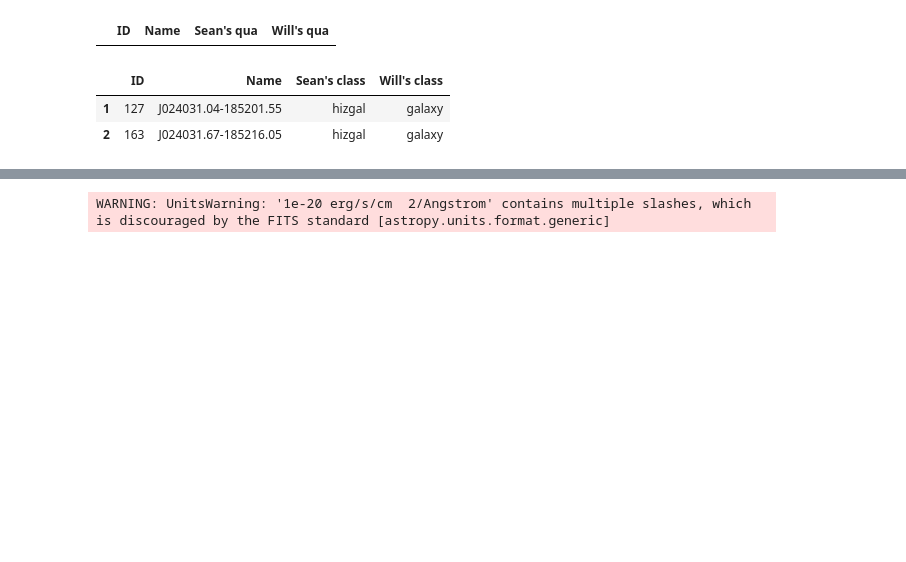
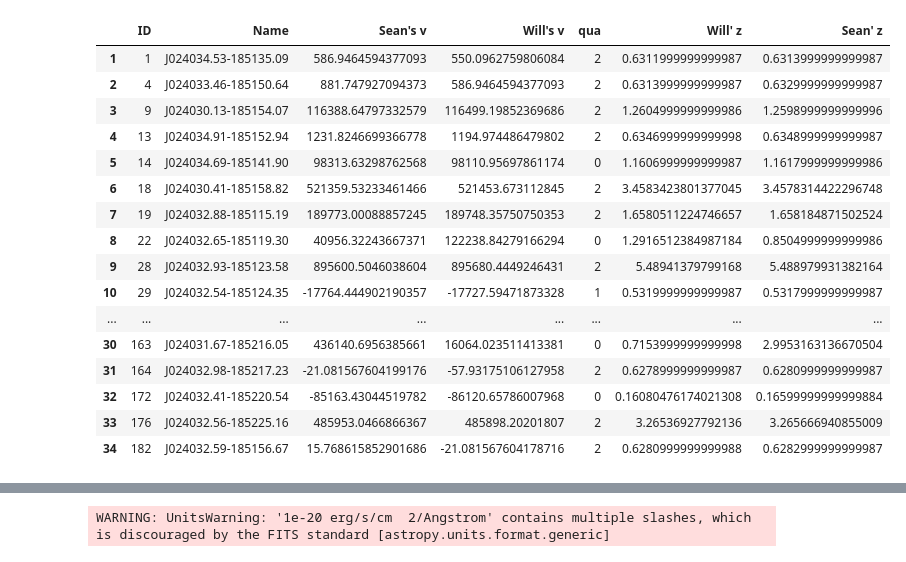
Before and after one commit to Sullofect/qso_cgm, a Jupyter notebook: muse_compare_z.ipynb, the cells around one changed output, grey strips where cells are left out. Cells and saved outputs as stored; diff of their text form; code cells hidden in the pictures; blank space fills up the shorter version.

```diff
--- a/muse_compare_z.ipynb
+++ b/muse_compare_z.ipynb
@@ -13,11 +13,12 @@ import numpy.ma as ma
 from PyAstronomy import pyasl
 from matplotlib import cm
 from matplotlib.colors import ListedColormap, LinearSegmentedColormap
-from IPython.core.interactiveshell import InteractiveShell
-InteractiveShell.ast_node_interactivity = 'all'
+# from IPython.core.interactiveshell import InteractiveShell
+from astropy.cosmology import FlatLambdaCDM
+import astropy.units as u
+# InteractiveShell.ast_node_interactivity = 'all'
 rc('font', **{'family': 'serif', 'serif': ['Times New Roman']})
 rc('text', usetex=True)
-
 
 
 path_s = os.path.join(os.sep, 'Users', 'lzq', 'Dropbox', 'redshifting', 'ESO_DEEP_offset_zapped_spec1D', 'ESO_DEEP_offset_zapped_objects_sean.fits')
@@ -53,45 +54,83 @@ cl_w_num = cl_w_num.astype(float)
 
 z_s = data_s['redshift']
 z_w = data_w['redshift']
+z_qso = 0.6282144177077355
+
+# cosmo = FlatLambdaCDM(H0=70, Om0=0.3)
+# d_c_qso = cosmo.comoving_distance(z=0.6282144177077355)
+# d_c_w = cosmo.comoving_distance(z=z_w)
+# d_c_s = cosmo.comoving_distance(z=z_s)
+# H_qso = cosmo.H(z=0.6282144177077355)
+# a_qso = cosmo.scale_factor(z=0.6282144177077355)
+# H_0 = cosmo.H(z=0)
+# a_0 = cosmo.scale_factor(z=0)
+# v_w_0 = (H_0 * a_0 * (d_c_w - d_c_qso)).value
+# v_s_0 = (H_0 * a_0 * (d_c_s - d_c_qso)).value
+
+v_w = 3e5 * (z_w - z_qso) / (1 + z_qso)
+v_s = 3e5 * (z_s - z_qso) / (1 + z_qso)
 
 ct_s = data_s['comment']
 ct_w = data_w['comment']
 
 ql_mask = ma.masked_where(np.abs(ql_s - ql_w) == 0, ID_s)
 ID_ql_diff = ID_s[~ql_mask.mask]
 name_ql_diff = name_s[~ql_mask.mask]
 ql_s_diff = ql_s[~ql_mask.mask]
 ql_w_diff = ql_w[~ql_mask.mask]
 
 cl_mask = ma.masked_where(np.abs(cl_s_num - cl_w_num) == 0, ID_s)
 ID_cl_diff = ID_s[~cl_mask.mask]
 name_cl_diff = name_s[~cl_mask.mask]
 cl_s_diff = cl_s[~cl_mask.mask]
 cl_w_diff = cl_w[~cl_mask.mask]
 
-z_mask = ma.masked_where(np.abs(z_s - z_w) <= 0.02, ID_s)
-ID_z_diff = ID_s[~z_mask.mask]
-name_z_diff = name_s[~z_mask.mask]
-z_s_diff = z_s[~z_mask.mask]
-z_w_diff = z_w[~z_mask.mask]
+v_mask = ma.masked_where(np.abs(v_s - v_w) <= 20, ID_s)
+ID_z_diff = ID_s[~v_mask.mask]
+ql_s_z_diff = ql_s[~v_mask.mask]
+ql_w_z_diff = ql_w[~v_mask.mask]
+name_z_diff = name_s[~v_mask.mask]
+z_s_diff = z_s[~v_mask.mask]
+z_w_diff = z_w[~v_mask.mask]
+v_s_diff = v_s[~v_mask.mask]
+v_w_diff = v_w[~v_mask.mask]
+
+# z_mask = ma.masked_where(np.abs(z_s - z_w) <= 0.02, ID_s)
+# ID_z_diff = ID_s[~z_mask.mask]
+# name_z_diff = name_s[~z_mask.mask]
+# z_s_diff = z_s[~z_mask.mask]
+# z_w_diff = z_w[~z_mask.mask]
 
 # Table 1
 columns_1 = [r"ID", r"Name", r"Sean's qua", r"Will's qua"]
 ql_compare_1 = np.stack([ID_ql_diff, name_ql_diff, ql_s_diff, ql_w_diff], axis=1)
 Table_1 = pd.DataFrame(ql_compare_1, index=1 + np.arange(len(ID_ql_diff)), columns=columns_1)
 Table_1
 
 columns_2 = [r"ID", r"Name", r"Sean's class", r"Will's class"]
 ql_compare_2 = np.stack([ID_cl_diff, name_cl_diff, cl_s_diff, cl_w_diff], axis=1)
 Table_2 = pd.DataFrame(ql_compare_2, index=1 + np.arange(len(ID_cl_diff)), columns=columns_2)
 Table_2
 
-columns_3 = [r"ID", r"Name", r"Sean's z", r"Will's z"]
-ql_compare_3 = np.stack([ID_z_diff, name_z_diff, z_s_diff, z_w_diff], axis=1)
+columns_3 = [r"ID", r"Name", r"Sean's v", r"Will's v", r"qua", r"Will' z", r"Sean' z"]
+ql_compare_3 = np.stack([ID_z_diff, name_z_diff, v_s_diff, v_w_diff, ql_s_z_diff, z_w_diff,  z_s_diff], axis=1)
 Table_3 = pd.DataFrame(ql_compare_3, index=1 + np.arange(len(ID_z_diff)), columns=columns_3)
 Table_3
 # %% [output]
-|  | ID | Name | Sean's qua | Will's qua |
+|  | ID | Name | Sean's v | Will's v | qua | Will' z | Sean' z |
+| 1 | 1 | J024034.53-185135.09 | 586.9464594377093 | 550.0962759806084 | 2 | 0.6311999999999987 | 0.6313999999999987 |
+| 2 | 4 | J024033.46-185150.64 | 881.747927094373 | 586.9464594377093 | 2 | 0.6313999999999987 | 0.6329999999999987 |
+| 3 | 9 | J024030.13-185154.07 | 116388.64797332579 | 116499.19852369686 | 2 | 1.2604999999999986 | 1.2598999999999996 |
+| 4 | 13 | J024034.91-185152.94 | 1231.8246699366778 | 1194.974486479802 | 2 | 0.6346999999999998 | 0.6348999999999987 |
+| 5 | 14 | J024034.69-185141.90 | 98313.63298762568 | 98110.95697861174 | 0 | 1.1606999999999987 | 1.1617999999999986 |
+| 6 | 18 | J024030.41-185158.82 | 521359.53233461466 | 521453.673112845 | 2 | 3.4583423801377045 | 3.4578314422296748 |
+| 7 | 19 | J024032.88-185115.19 | 189773.00088857245 | 189748.35750750353 | 2 | 1.6580511224746657 | 1.658184871502524 |
+| 8 | 22 | J024032.65-185119.30 | 40956.32243667371 | 122238.84279166294 | 0 | 1.2916512384987184 | 0.8504999999999986 |
+| 9 | 28 | J024032.93-185123.58 | 895600.5046038604 | 895680.4449246431 | 2 | 5.48941379799168 | 5.488979931382164 |
+| 10 | 29 | J024032.54-185124.35 | -17764.444902190357 | -17727.59471873328 | 1 | 0.5319999999999987 | 0.5317999999999987 |
+| ... | ... | ... | ... | ... | ... | ... | ... |
+| 30 | 163 | J024031.67-185216.05 | 436140.6956385661 | 16064.023511413381 | 0 | 0.7153999999999998 | 2.9953163136670504 |
+| 31 | 164 | J024032.98-185217.23 | -21.081567604199176 | -57.93175106127958 | 2 | 0.6278999999999987 | 0.6280999999999987 |
+| 32 | 172 | J024032.41-185220.54 | -85163.43044519782 | -86120.65786007968 | 0 | 0.16080476174021308 | 0.16599999999999884 |
+| 33 | 176 | J024032.56-185225.16 | 485953.0466866367 | 485898.20201807 | 2 | 3.26536927792136 | 3.265666940855009 |
+| 34 | 182 | J024032.59-185156.67 | 15.768615852901686 | -21.081567604178716 | 2 | 0.6280999999999988 | 0.6282999999999987 |
-|  | ID | Name | Sean's class | Will's class |
-| 1 | 127 | J024031.04-185201.55 | hizgal | galaxy |
-| 2 | 163 | J024031.67-185216.05 | hizgal | galaxy |
```
Also changed, not shown: parts of 7 cells of this notebook.
